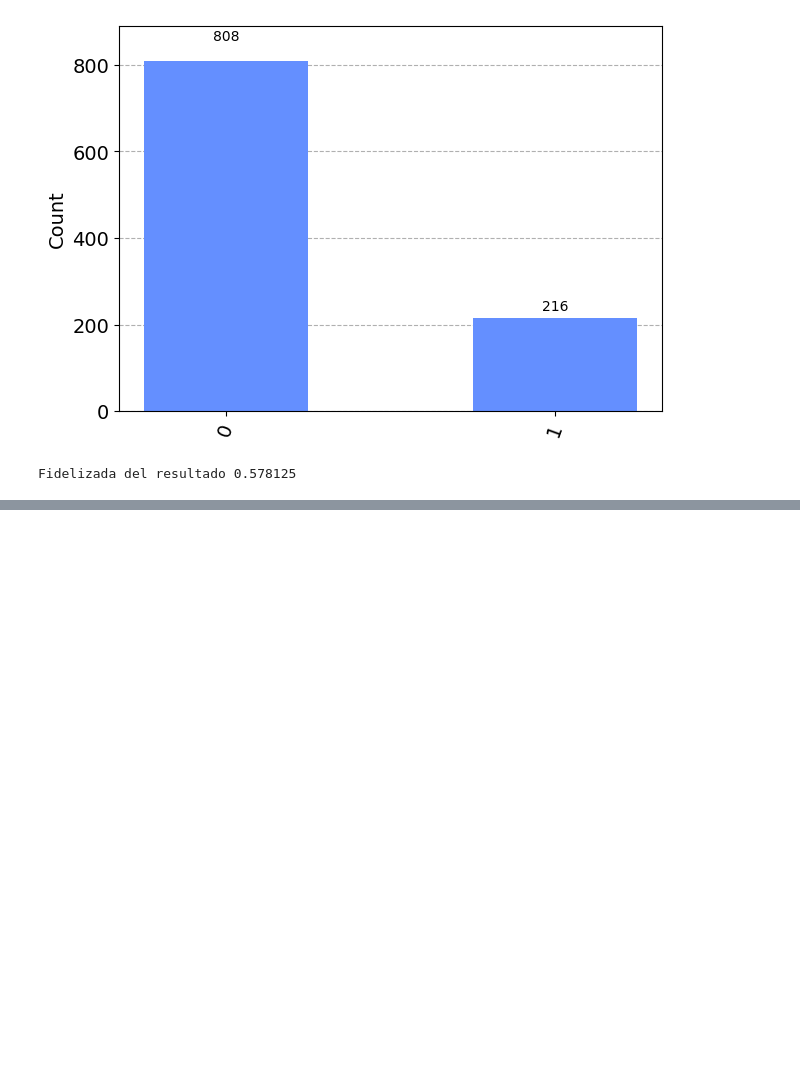
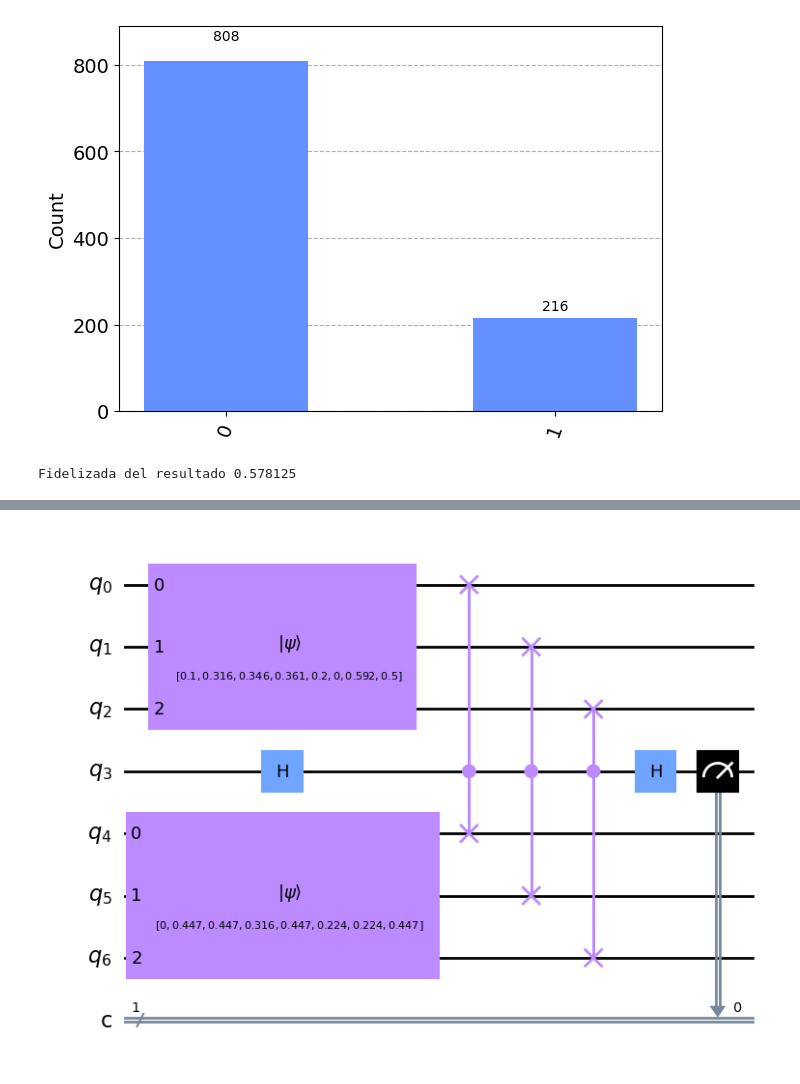
Before and after one commit to edmenciab733/qosf, a Jupyter notebook: qosf_cohorte8.ipynb, the cells around one changed output, grey strips where cells are left out. Drawn from its saved outputs; the diff is of its cells as text; code cells hidden in the pictures; blank space fills up the shorter version.

```diff
--- a/qosf_cohorte8.ipynb
+++ b/qosf_cohorte8.ipynb
@@ -281,0 +308,21 @@ Fidelizada del resultado 0.578125
+# %%
+def swap_test_circuit(state1, state2):
+    qc = QuantumCircuit(7, 1)  # Create a quantum circuit with 3 qubits and 1 classical bit
+    # Measure the first qubit and store the result in the classical bit
+    qc.initialize(state1, [0, 1, 2])
+    qc.initialize(state2, [4, 5, 6])
+    qc.h(3)
+    qc.cswap(3, 0, 4)
+    qc.cswap(3, 1, 5)
+    qc.cswap(3, 2, 6)
+    qc.h(3)
+    qc.measure(3, 0)
+    return qc
+
+# Define the states you want to compare
+state1 = [np.sqrt(0.01), np.sqrt(0.10), np.sqrt(0.12), np.sqrt(0.13), np.sqrt(0.04), np.sqrt(0), np.sqrt(0.35), np.sqrt(0.25)]
+state2 =[np.sqrt(0.0), np.sqrt(0.2),np.sqrt(0.2), np.sqrt(0.1), np.sqrt(0.2), np.sqrt(0.05), np.sqrt(0.05), np.sqrt(0.2)]
+swap_test = swap_test_circuit(state1, state2)
+swap_test.draw("mpl")
+# %% [output]
+[figure, added]
```
Also changed, not shown: parts of 7 cells of this notebook.
